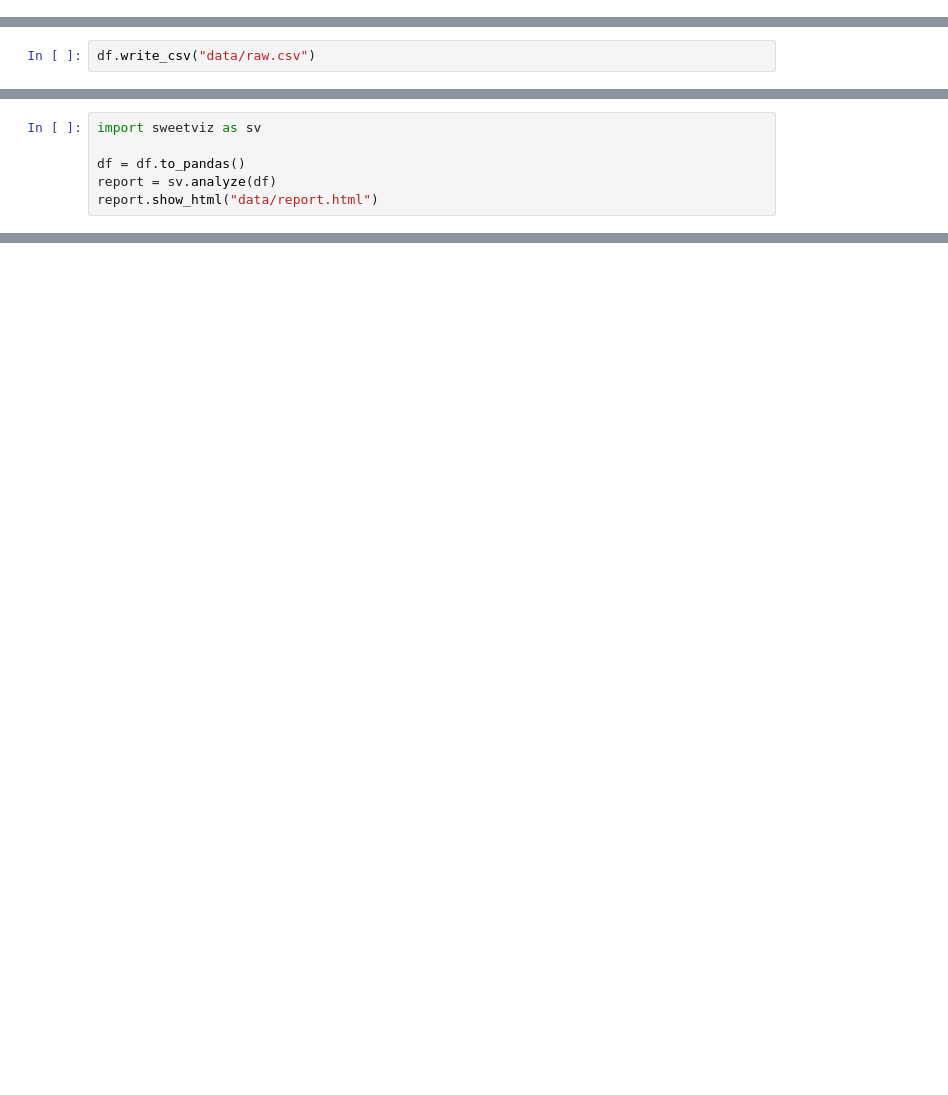
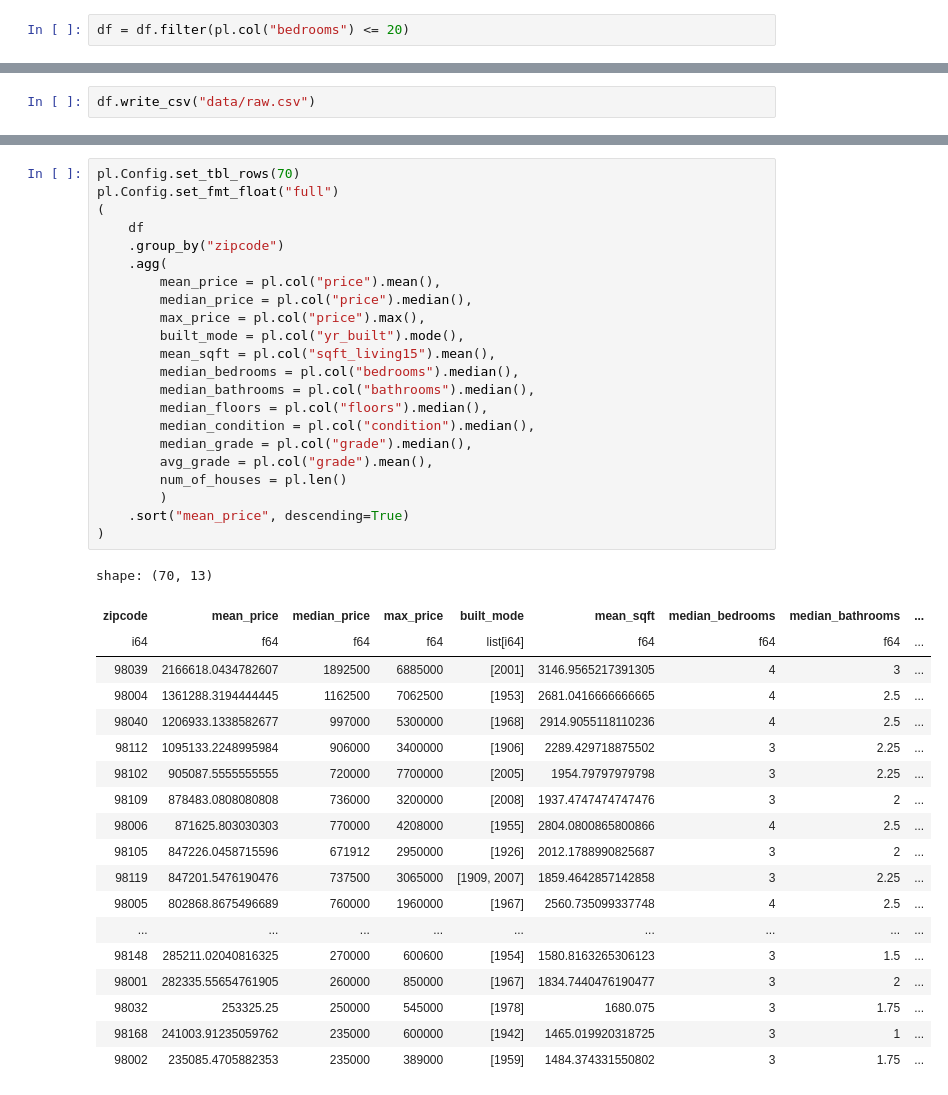
Before and after one commit to davinnakker/XGboost_project, a Jupyter notebook: eda.ipynb, the cells around one changed output, grey strips where cells are left out. Drawn from its saved outputs; the diff is of its cells as text; blank space fills up the shorter version.

```diff
--- a/eda.ipynb
+++ b/eda.ipynb
@@ -2,3 +2,5 @@
 import polars as pl
 
 df = pl.read_csv("https://raw.githubusercontent.com/byui-cse/cse450-course/master/data/housing.csv")
+# %%
+df = df.filter(pl.col("bedrooms") <= 20)
@@ -19,9 +25,3 @@ shape: (9, 22)
 | "50%" | 3.9050e9 | null | 3.0 | 2.25 | 1910.0 | 7620.0 | 1.5 | 0.0 | 0.0 | ... |
 | "75%" | 7.3091e9 | null | 4.0 | 2.5 | 2550.0 | 10710.0 | 2.0 | 0.0 | 0.0 | ... |
 | "max" | 9.9000e9 | "20150527T000000" | 33.0 | 8.0 | 13540.0 | 1.164794e6 | 3.5 | 1.0 | 4.0 | ... |
-# %%
-import sweetviz as sv
-
-df = df.to_pandas()
-report = sv.analyze(df)
-report.show_html("data/report.html")
@@ -33,0 +39,42 @@ Opening in existing browser session.
+# %%
+pl.Config.set_tbl_rows(70)
+pl.Config.set_fmt_float("full")
+(
+    df
+    .group_by("zipcode")
+    .agg(
+        mean_price = pl.col("price").mean(),
+        median_price = pl.col("price").median(),
+        max_price = pl.col("price").max(),
+        built_mode = pl.col("yr_built").mode(),
+        mean_sqft = pl.col("sqft_living15").mean(),
+        median_bedrooms = pl.col("bedrooms").median(),
+        median_bathrooms = pl.col("bathrooms").median(),
+        median_floors = pl.col("floors").median(),
+        median_condition = pl.col("condition").median(),
+        median_grade = pl.col("grade").median(),
+        avg_grade = pl.col("grade").mean(),
+        num_of_houses = pl.len()
+        )
+    .sort("mean_price", descending=True)
+)
+# %% [output]
+shape: (70, 13)
+| zipcode | mean_price | median_price | max_price | built_mode | mean_sqft | median_bedrooms | median_bathrooms | ... |
+| i64 | f64 | f64 | f64 | list[i64] | f64 | f64 | f64 | ... |
+| 98039 | 2166618.0434782607 | 1892500 | 6885000 | [2001] | 3146.9565217391305 | 4 | 3 | ... |
+| 98004 | 1361288.3194444445 | 1162500 | 7062500 | [1953] | 2681.0416666666665 | 4 | 2.5 | ... |
+| 98040 | 1206933.1338582677 | 997000 | 5300000 | [1968] | 2914.9055118110236 | 4 | 2.5 | ... |
+| 98112 | 1095133.2248995984 | 906000 | 3400000 | [1906] | 2289.429718875502 | 3 | 2.25 | ... |
+| 98102 | 905087.5555555555 | 720000 | 7700000 | [2005] | 1954.79797979798 | 3 | 2.25 | ... |
+| 98109 | 878483.0808080808 | 736000 | 3200000 | [2008] | 1937.4747474747476 | 3 | 2 | ... |
+| 98006 | 871625.803030303 | 770000 | 4208000 | [1955] | 2804.0800865800866 | 4 | 2.5 | ... |
+| 98105 | 847226.0458715596 | 671912 | 2950000 | [1926] | 2012.1788990825687 | 3 | 2 | ... |
+| 98119 | 847201.5476190476 | 737500 | 3065000 | [1909, 2007] | 1859.4642857142858 | 3 | 2.25 | ... |
+| 98005 | 802868.8675496689 | 760000 | 1960000 | [1967] | 2560.735099337748 | 4 | 2.5 | ... |
+| ... | ... | ... | ... | ... | ... | ... | ... | ... |
+| 98148 | 285211.02040816325 | 270000 | 600600 | [1954] | 1580.8163265306123 | 3 | 1.5 | ... |
+| 98001 | 282335.55654761905 | 260000 | 850000 | [1967] | 1834.7440476190477 | 3 | 2 | ... |
+| 98032 | 253325.25 | 250000 | 545000 | [1978] | 1680.075 | 3 | 1.75 | ... |
+| 98168 | 241003.91235059762 | 235000 | 600000 | [1942] | 1465.019920318725 | 3 | 1 | ... |
+| 98002 | 235085.4705882353 | 235000 | 389000 | [1959] | 1484.374331550802 | 3 | 1.75 | ... |
```
Also changed, not shown: parts of 4 cells of this notebook, 8 other files.
